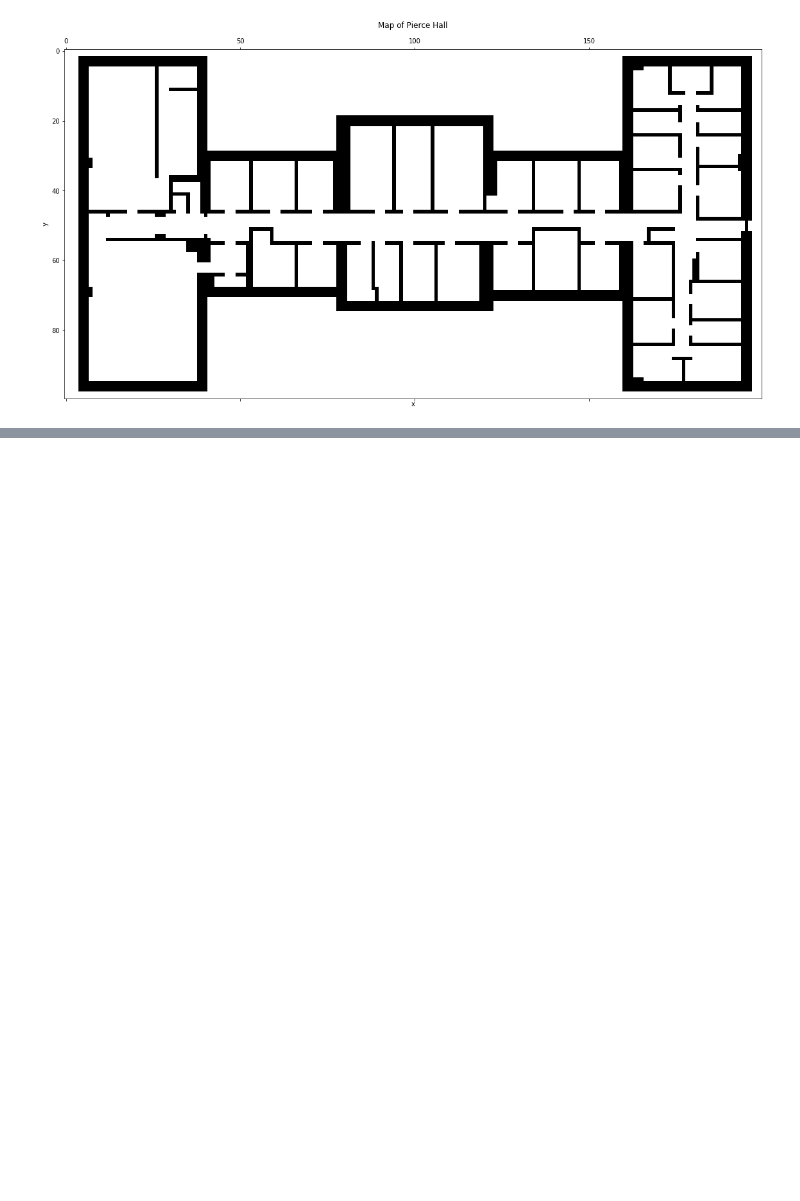
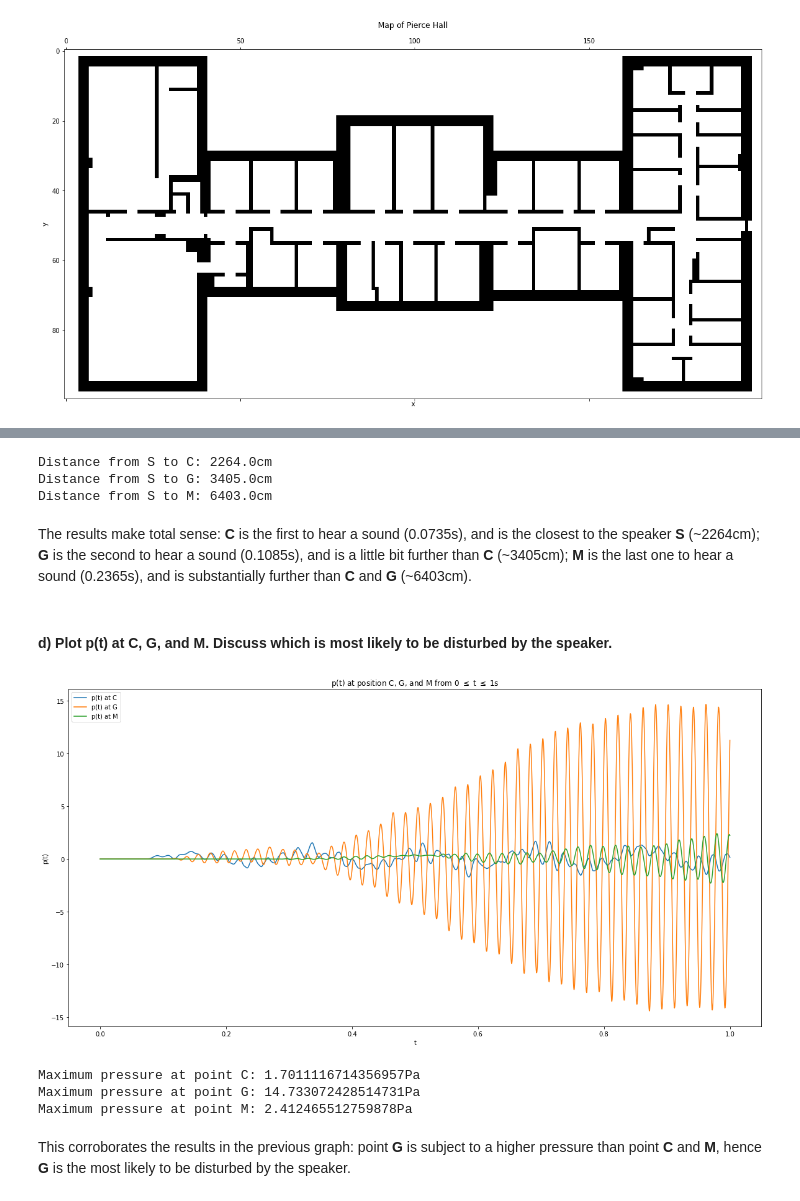
Before and after one commit to jonathanGB/am205, a Jupyter notebook: 4/AM205_HW4.ipynb, the cells around one changed output, grey strips where cells are left out. Drawn from its saved outputs; the diff is of its cells as text; code cells hidden in the pictures; blank space fills up the shorter version.

```diff
--- a/4/AM205_HW4.ipynb
+++ b/4/AM205_HW4.ipynb
@@ -119,13 +142,12 @@ def palette2(v):
     return (np.sqrt(v),v*v*v,vs)
 
 # Outputs a 2D image from a field using the palette2 color scheme
-# fn: the filename to save to
 # p: the 2D field to plot
 # wa: the matrix describing walls to overlay
 # (vmin,vmax): the field range
 # ups: the upsampling factor to use (so each field point is convert into an ups
 #      by ups square)
-def plot2(duration,p,wa,vmin,vmax,ups):
+def plot2(p,wa,vmin,vmax,ups):
 
     # Check matrix dimensions are the same
     (m,n)=p.shape
@@ -141,6 +163,7 @@ def plot2(duration,p,wa,vmin,vmax,ups):
         iu=i*ups
         for j in range(n):
             ju=j*ups
+
             if wa[i,j]==1:
                 o[iu:iu+ups,ju:ju+ups,0]=1
                 o[iu:iu+ups,ju:ju+ups,1]=1
@@ -151,6 +174,5 @@ def plot2(duration,p,wa,vmin,vmax,ups):
                 o[iu:iu+ups,ju:ju+ups,1]=gr
                 o[iu:iu+ups,ju:ju+ups,2]=bl
 
-    # Save the image
-    print("State after {}s".format(duration))
+    # return the image
     return o
@@ -188,0 +268,35 @@ State after 1.005s
+# %%
+h_cell = 36.6 # each cell corresponds to 36.6cm
+print("Distance from S to C: {}cm".format(round(np.sqrt(((posS[0]-posC[0])*h_cell)**2 + ((posS[1]-posC[1])*h_cell)**2))))
+print("Distance from S to G: {}cm".format(round(np.sqrt(((posS[0]-posG[0])*h_cell)**2 + ((posS[1]-posG[1])*h_cell)**2))))
+print("Distance from S to M: {}cm".format(round(np.sqrt(((posS[0]-posM[0])*h_cell)**2 + ((posS[1]-posM[1])*h_cell)**2))))
+# %% [output]
+Distance from S to C: 2264.0cm
+Distance from S to G: 3405.0cm
+Distance from S to M: 6403.0cm
+# %% [markdown]
+The results make total sense: **C** is the first to hear a sound (0.0735s), and is the closest to the speaker **S** (~2264cm); **G** is the second to hear a sound (0.1085s), and is a little bit further than **C** (~3405cm); **M** is the last one to hear a sound (0.2365s), and is substantially further than **C** and **G** (~6403cm).
+# %% [markdown]
+#### d) Plot p(t) at C, G, and M. Discuss which is most likely to be disturbed by the speaker.
+# %%
+pt_domain = [get_t_from_n(n) for n in range(get_n_from_t(1. + get_delta_t()))]
+plt.figure(figsize=(20,10))
+plt.plot(pt_domain, pC[:len(pt_domain)], label='p(t) at C')
+plt.plot(pt_domain, pG[:len(pt_domain)], label='p(t) at G')
+plt.plot(pt_domain, pM[:len(pt_domain)], label='p(t) at M')
+plt.legend()
+plt.title(r'p(t) at position C, G, and M from 0 $\leq$ t $\leq$ 1s')
+plt.xlabel("t")
+_ = plt.ylabel("p(t)")
+# %% [output]
+[figure, added]
+# %%
+print("Maximum pressure at point C: {}Pa".format(max([abs(pt) for pt in pC])))
+print("Maximum pressure at point G: {}Pa".format(max([abs(pt) for pt in pG])))
+print("Maximum pressure at point M: {}Pa".format(max([abs(pt) for pt in pM])))
+# %% [output]
+Maximum pressure at point C: 1.7011116714356957Pa
+Maximum pressure at point G: 14.733072428514731Pa
+Maximum pressure at point M: 2.412465512759878Pa
+# %% [markdown]
+This corroborates the results in the previous graph: point **G** is subject to a higher pressure than point **C** and **M**, hence **G** is the most likely to be disturbed by the speaker.
```
Also changed, not shown: parts of 12 cells of this notebook.
